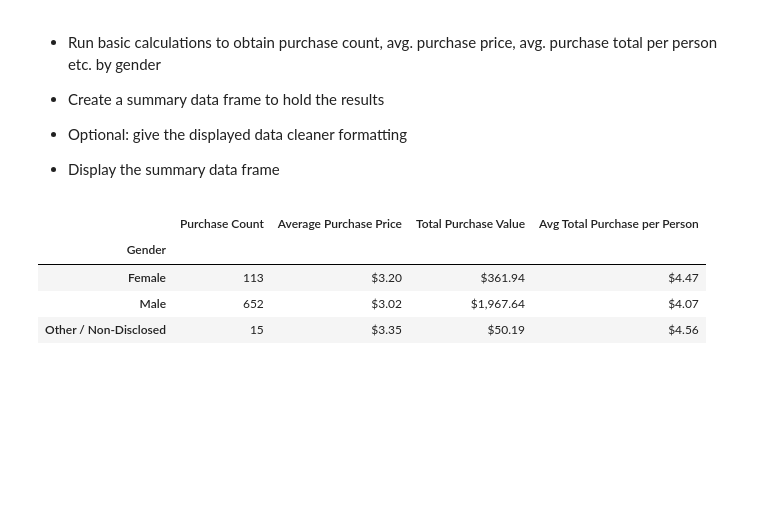
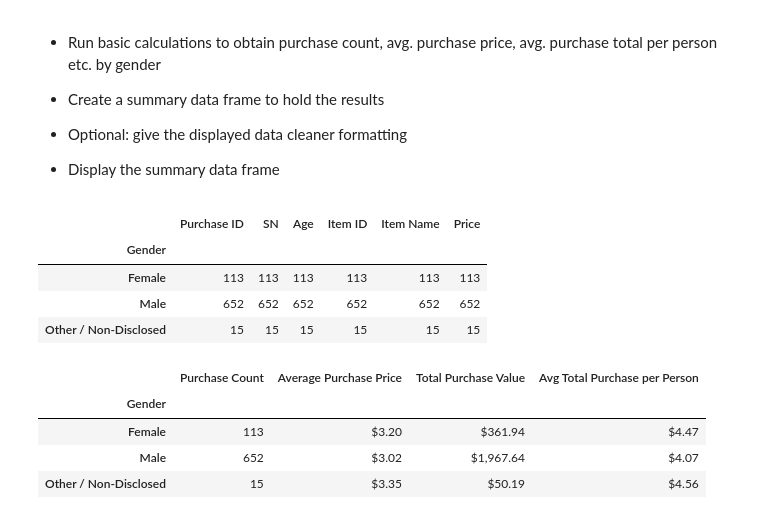
Before and after one commit to benjyms/pandas-challenge, a Jupyter notebook: HeroesOfPymoli/HeroesOfPymoli_starter.ipynb, the cells around one changed output. Cells and saved outputs as stored; diff of their text form; code cells hidden in the pictures; blank space fills up the shorter version.

Commit message:
purchasing analysis remains in progress code check

```diff
--- a/HeroesOfPymoli/HeroesOfPymoli_starter.ipynb
+++ b/HeroesOfPymoli/HeroesOfPymoli_starter.ipynb
@@ -163,6 +158,40 @@ gend_dem_df.rename(columns={"Gender":"Total Count"})
 
 
 * Display the summary data frame
+# %%
+# purchasing analysis by gender can be created by using a groupby function leveraging gender
+# Using GroupBy in order to separate the data into fields according to "gender" values
+grouped_purchase_data_df  = purchase_data_df.groupby(['Gender']).count()
+
+
+
+# The object returned is a "GroupBy" object and cannot be viewed normally...
+# print(grouped_purchase_data_df)
+
+# In order to be visualized, a data function must be used...
+# grouped_purchase_data_df.rename(columns={'Purhcase ID':'Purchase Count'})
+grouped_purchase_data_df
+
+# need to merge several dataframes to complish this
+
+merge_pa_df = pd.merge(grouped_purchase_data_df, gend_dem_df, on="Gender", how="right")
+# merge_pa_df["SN"] = purchase_data_df["SN"].nunique()
+merge_pa_df["Price"] = merge_pa_df["Price"].sum()
+merge_pa_df
+
+
+
+# next steps:
+# Purchase ID rename Purchase Count
+# add average pruchase price column ( total purchase / purchase count (3/1)
+# total purchase
+# average total purchase per person is (total purchase / total count of unique genders (end_dem_df))
+# %% [output]
+|  | Purchase ID | SN | Age | Item ID | Item Name | Price |
+| Gender |  |  |  |  |  |  |
+| Female | 113 | 113 | 113 | 113 | 113 | 113 |
+| Male | 652 | 652 | 652 | 652 | 652 | 652 |
+| Other / Non-Disclosed | 15 | 15 | 15 | 15 | 15 | 15 |
 # %%
 # %% [output]
 |  | Purchase Count | Average Purchase Price | Total Purchase Value | Avg Total Purchase per Person |
```
Also changed, not shown: parts of 3 cells of this notebook.
